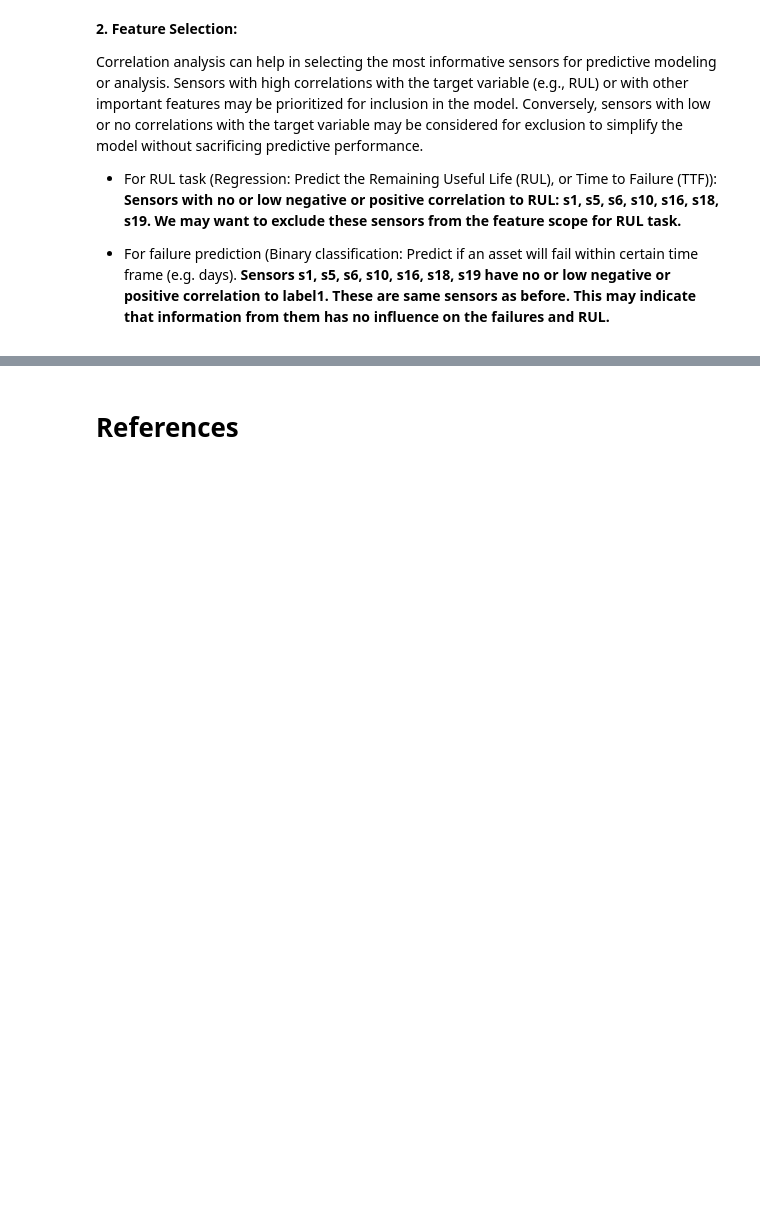
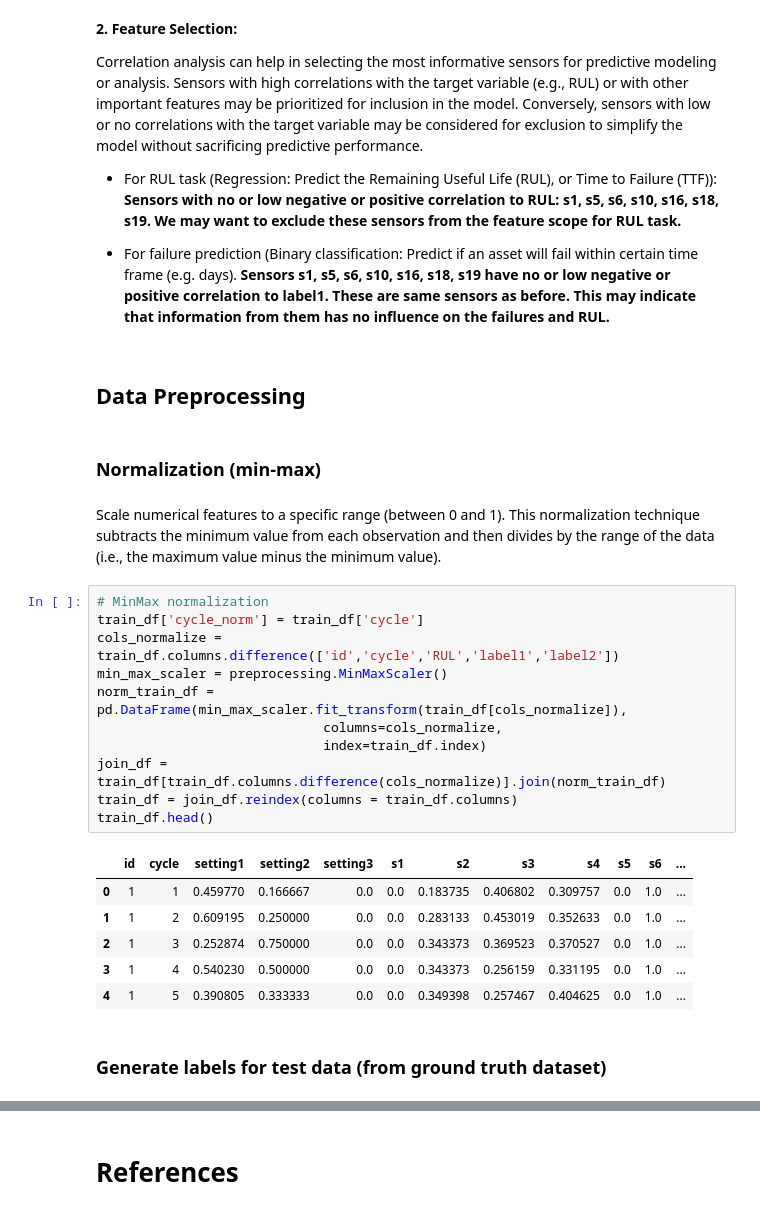
Before and after one commit to TatjanaChernenko/Predictive-Maintenance-with-LSTM, a Jupyter notebook: Aircrafts_Predictive_Maintenance_with_LSTM.ipynb, the cells around one changed output, grey strips where cells are left out. Cells and saved outputs as stored; diff of their text form; blank space fills up the shorter version.

```diff
--- a/Aircrafts_Predictive_Maintenance_with_LSTM.ipynb
+++ b/Aircrafts_Predictive_Maintenance_with_LSTM.ipynb
@@ -467,3 +478,29 @@ Correlation analysis can help in selecting the most informative sensors for pred
 - For RUL task (Regression: Predict the Remaining Useful Life (RUL), or Time to Failure (TTF)): **Sensors with no or low negative or positive correlation to RUL: s1, s5, s6, s10, s16, s18, s19. We may want to exclude these sensors from the feature scope for RUL task.**
 
 - For failure prediction (Binary classification: Predict if an asset will fail within certain time frame (e.g. days). **Sensors s1, s5, s6, s10, s16, s18, s19 have no or low negative or positive correlation to label1. These are same sensors as before. This may indicate that information from them has no influence on the failures and RUL.**
+# %% [markdown]
+## Data Preprocessing
+# %% [markdown]
+### Normalization (min-max)
+# %% [markdown]
+Scale numerical features to a specific range (between 0 and 1). This normalization technique subtracts the minimum value from each observation and then divides by the range of the data (i.e., the maximum value minus the minimum value).
+# %%
+# MinMax normalization
+train_df['cycle_norm'] = train_df['cycle']
+cols_normalize = train_df.columns.difference(['id','cycle','RUL','label1','label2'])
+min_max_scaler = preprocessing.MinMaxScaler()
+norm_train_df = pd.DataFrame(min_max_scaler.fit_transform(train_df[cols_normalize]),
+                             columns=cols_normalize,
+                             index=train_df.index)
+join_df = train_df[train_df.columns.difference(cols_normalize)].join(norm_train_df)
+train_df = join_df.reindex(columns = train_df.columns)
+train_df.head()
+# %% [output]
+|  | id | cycle | setting1 | setting2 | setting3 | s1 | s2 | s3 | s4 | s5 | s6 | ... |
+| 0 | 1 | 1 | 0.459770 | 0.166667 | 0.0 | 0.0 | 0.183735 | 0.406802 | 0.309757 | 0.0 | 1.0 | ... |
+| 1 | 1 | 2 | 0.609195 | 0.250000 | 0.0 | 0.0 | 0.283133 | 0.453019 | 0.352633 | 0.0 | 1.0 | ... |
+| 2 | 1 | 3 | 0.252874 | 0.750000 | 0.0 | 0.0 | 0.343373 | 0.369523 | 0.370527 | 0.0 | 1.0 | ... |
+| 3 | 1 | 4 | 0.540230 | 0.500000 | 0.0 | 0.0 | 0.343373 | 0.256159 | 0.331195 | 0.0 | 1.0 | ... |
+| 4 | 1 | 5 | 0.390805 | 0.333333 | 0.0 | 0.0 | 0.349398 | 0.257467 | 0.404625 | 0.0 | 1.0 | ... |
+# %% [markdown]
+### Generate labels for test data (from ground truth dataset)
```
Also changed, not shown: parts of 27 cells of this notebook.
